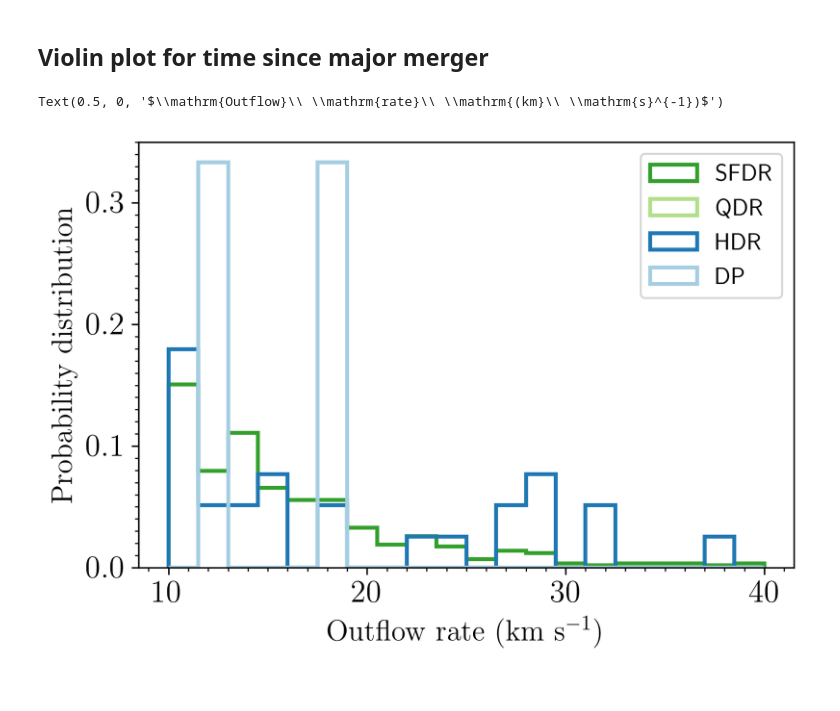
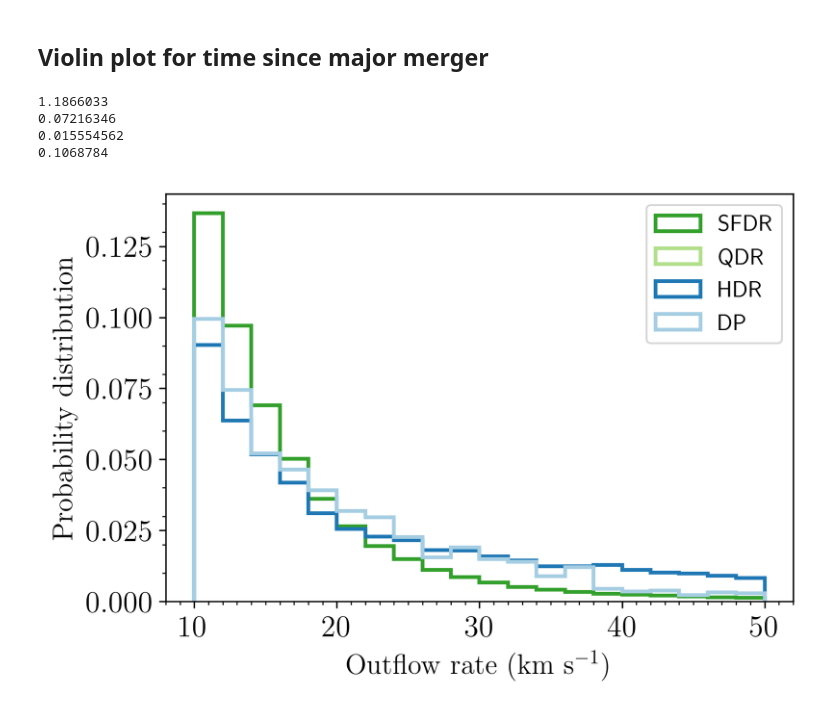
Before and after one commit to darrencroton/sage, a Jupyter notebook: analysis/dust-result.ipynb, the cells around one changed output. Drawn from its saved outputs; the diff is of its cells as text; code cells hidden in the pictures.

```diff
--- a/analysis/dust-result.ipynb
+++ b/analysis/dust-result.ipynb
@@ -24,8 +24,8 @@ BoxSize = ((62.5**3) * (8/8))**(1/3)
 dilute = 5000
 sSFRcut = -11.0
 # %%
-#directory = '../../output/test-bulge3/'
-directory = '../src/auxdata/trees/play2/'
+directory = '../../output/test-bulge3/'
+#directory = '../src/auxdata/trees/play2/'
 #directory1 = '../../output/no-destruct/'
 filename = 'model'
 #redshift = [127.000, 79.998, 50.000, 30.000, 19.916, 18.244, 16.725, 15.343, 14.086, 12.941, 11.897, 10.944, 10.073, 9.278, 8.550, 7.883, 7.272, 6.712, 6.197, 5.724, 5.289, 4.888, 4.520, 4.179, 3.866, 3.576, 3.308, 3.060, 2.831, 2.619, 2.422, 2.239, 2.070, 1.913, 1.766, 1.630, 1.504, 1.386, 1.276, 1.173, 1.078, 0.989, 0.905, 0.828, 0.755, 0.687, 0.624, 0.564, 0.509, 0.457, 0.408, 0.362, 0.320, 0.280, 0.242, 0.208, 0.175, 0.144, 0.116, 0.089, 0.064, 0.041, 0.020, 0.000]
@@ -38,7 +38,7 @@ redshift = [0.000, 1.386, 2.070, 3.060, 4.179, 5.289, 6.197, 7.272] #millennium
 #redshift = [0.000]
 #redshift = [0.000, 1.321, 2.028, 3.037, 4.038, 5.150, 6.022, 7.026] #MDPL
 firstfile = 0
-lastfile = 7
+lastfile = 511
 MaxTreeFiles = lastfile - firstfile + 1
 #print(lbtime)
 # %%
@@ -7034,38 +7047,44 @@ rate = allrate[w]
 
 #SFDR
 w = np.where((colddust > 1e-4) & (sfr > -1))[0]
 rate_a = rate[w]
-
+print(np.median(rate_a))
 #QDR
 w = np.where((colddust > 1e-4) & (sfr < -1))[0]
 rate_b = rate[w]
+print(np.median(rate_b))
 
 #HDR
 w = np.where((colddust < 1e-4) & (hotdust > 1e-4))[0]
 rate_c = rate[w]
+print(np.median(rate_c))
 
 #DP
 w = np.where((colddust < 1e-4) & (hotdust < 1e-4))[0]
 rate_d = rate[w]
+print(np.median(rate_d))
 
 nbins = 20
 outflowrate = [rate_d, rate_c, rate_b, rate_a]
 labels = ['DP', 'HDR', 'QDR', 'SFDR']
 colors = ['#a6cee3', '#1f78b4', '#b2df8a','#33a02c']
-plt.hist(outflowrate, nbins, range=(10,40), density=True, histtype='step', color=colors, lw=2, label=labels)
+plt.hist(outflowrate, nbins, range=(10,50), density=True, histtype='step', color=colors, lw=2, label=labels)
 plt.legend(loc=0)
 
 # Set the x and y axis minor ticks
 ax.xaxis.set_minor_locator(plt.MultipleLocator(1))
 ax.yaxis.set_minor_locator(plt.MultipleLocator(0.01))
 
 plt.ylabel(r'$\mathrm{Probability}\ \mathrm{distribution}$', fontsize=15)
 plt.xlabel(r'$\mathrm{Outflow}\ \mathrm{rate}\ \mathrm{(km}\ \mathrm{s}^{-1})$', fontsize=15)
 
-#plt.savefig('plots/outflowrate-testbulge3.png', bbox_inches='tight')
+plt.savefig('plots/outflowrate-testbulge3.png', bbox_inches='tight')
 # %% [output]
-Text(0.5, 0, '$\\mathrm{Outflow}\\ \\mathrm{rate}\\ \\mathrm{(km}\\ \\mathrm{s}^{-1})$')
+1.1866033
+0.07216346
+0.015554562
+0.1068784
-[figure, old version]
+[figure, new version]
 # %%
 ax = plt.subplot(111)
 #w = np.where((G_history[0].HotGas > 0) & (G_history[0].ColdGas > 0))[0]
```
Also changed, not shown: parts of 15 cells of this notebook.
